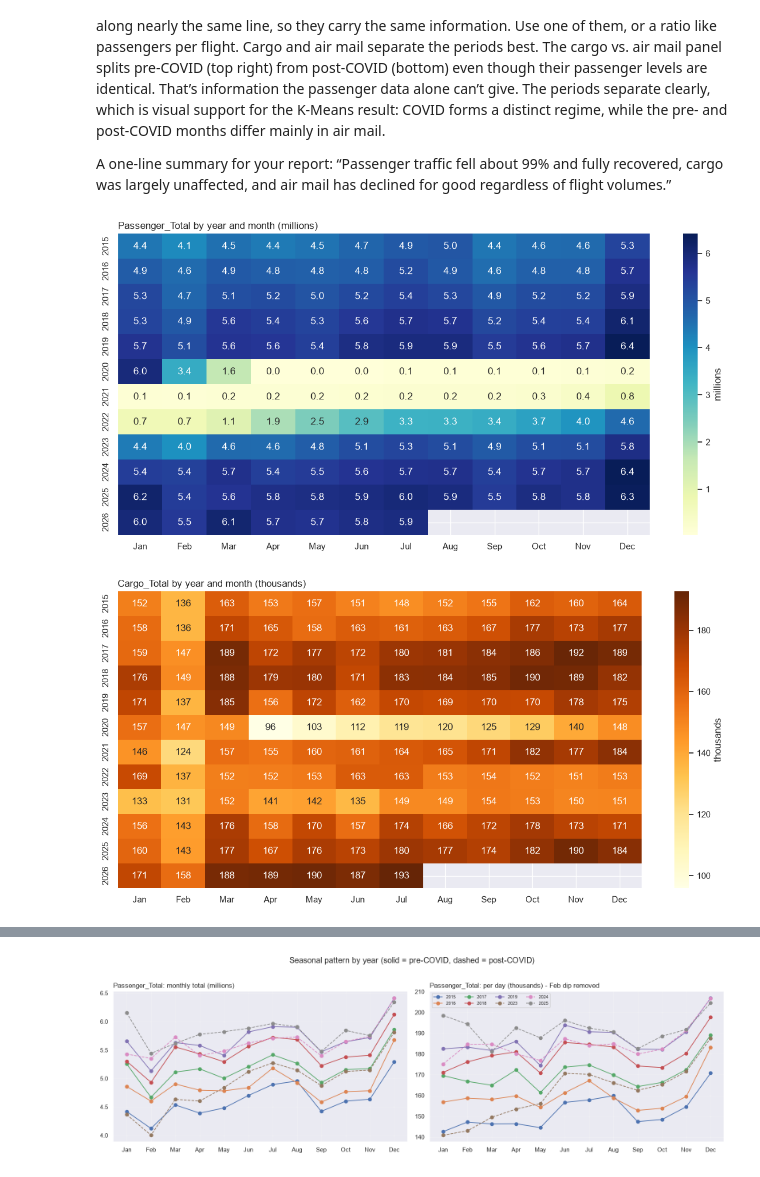
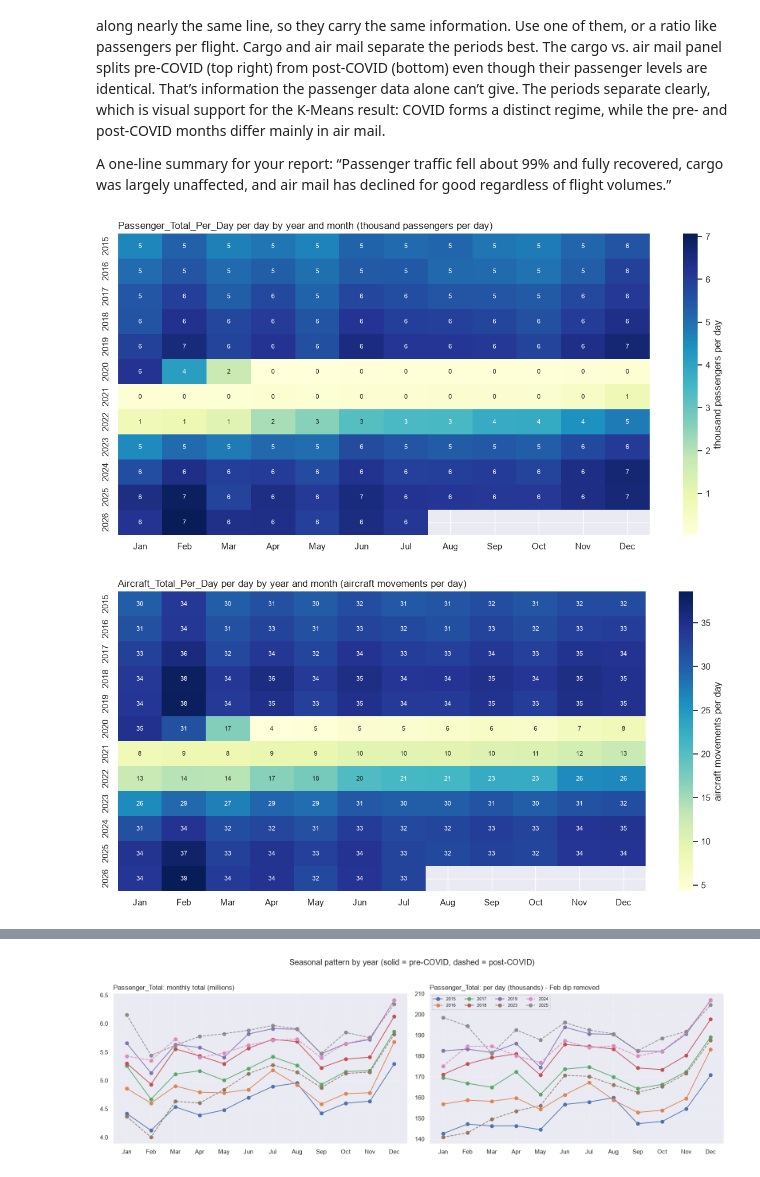
Before and after one commit to angh0059/KM6312group8, a Jupyter notebook: km6312project.ipynb, the cells around one changed output, grey strips where cells are left out. Cells and saved outputs as stored; diff of their text form; code cells hidden in the pictures.

```diff
--- a/km6312project.ipynb
+++ b/km6312project.ipynb
@@ -207,0 +246,20 @@ plt.show()
+# %%
+#Visualisation by day
+plt.figure(figsize=(10, 6))
+sns.set_theme(style="darkgrid")
+
+# Line plot dividing traffic trends by year
+sns.lineplot(
+    data=df,
+    x='month_dummy',
+    y='Passenger_Total_Per_Day',
+    hue='Year',        # Separate line for each year
+    marker='o',        # Add dots to monthly points
+    palette='tab10'
+)
+
+plt.title('Passenger Traffic Trends by Month & Year', fontsize=14, fontweight='bold')
+plt.xlabel('Month')
+plt.ylabel('Total Passengers per day')
+plt.xticks(ticks=range(1, 13), labels=['Jan', 'Feb', 'Mar', 'Apr', 'May', 'Jun', 'Jul', 'Aug', 'Sep', 'Oct', 'Nov', 'Dec'])
+plt.show()
@@ -349,39 +415,59 @@ The periods separate clearly, which is visual support for the K-Means result: CO
 
 A one-line summary for your report: “Passenger traffic fell about 99% and fully recovered, cargo was largely unaffected, and air mail has declined for good regardless of flight volumes.”
 # %%
-#Year × month heatmap for passenger
+#Year × month heatmap for passenger per day
 MONTHS = ["Jan","Feb","Mar","Apr","May","Jun","Jul","Aug","Sep","Oct","Nov","Dec"]
 
-col = "Passenger_Total"       # try "Cargo_Total" or "Aircraft_Total" too
+col = "Passenger_Total_Per_Day"      # or "Aircraft_Total", "Cargo_Total"
+
+# divisor, number format, unit label for per-day values
+units = {
+    "Passenger_Total_Per_Day": (1e3, ".0f",  "thousand passengers per day"),
+    "Aircraft_Total_Per_Day":  (1,   ",.0f", "aircraft movements per day"),
+    "Cargo_Total_Per_Day":     (1,   ",.0f", "cargo per day"),
+}
+div, fmt, label = units[col]
+
 hm = d[[col]].copy()
+hm["per_day"] = hm[col] / hm.index.days_in_month
 hm["Year"], hm["Mon"] = hm.index.year, hm.index.strftime("%b")
-table = hm.pivot(index="Year", columns="Mon", values=col)[MONTHS]
+table = hm.pivot(index="Year", columns="Mon", values="per_day")[MONTHS]
 
 plt.figure(figsize=(12, 6))
-sns.heatmap(table / 1e6, annot=True, fmt=".1f", cmap="YlGnBu",
-            cbar_kws={"label": "millions"})
-plt.title(f"{col} by year and month (millions)", loc="left")
+sns.heatmap(table / div, annot=True, fmt=fmt, cmap="YlGnBu",
+            annot_kws={"size": 8}, cbar_kws={"label": label})
+plt.title(f"{col} per day by year and month ({label})", loc="left")
 plt.xlabel(""); plt.ylabel("")
 plt.tight_layout()
 plt.show()
 # %% [output]
-[figure, old version]
+[figure, new version]
 # %%
 #Year × month heatmap for cargo
 
-col = "Cargo_Total"
+col = "Aircraft_Total_Per_Day"
+
+# divisor, number format, unit label for per-day values
+units = {
+    "Passenger_Total_Per_Day": (1e3, ".0f",  "thousand passengers per day"),
+    "Aircraft_Total_Per_Day":  (1,   ",.0f", "aircraft movements per day"),
+    "Cargo_Total_Per_Day":     (1,   ",.0f", "cargo per day"),
+}
+div, fmt, label = units[col]
+
 hm = d[[col]].copy()
+hm["per_day"] = hm[col] / hm.index.days_in_month
 hm["Year"], hm["Mon"] = hm.index.year, hm.index.strftime("%b")
-table = hm.pivot(index="Year", columns="Mon", values=col)[MONTHS]
+table = hm.pivot(index="Year", columns="Mon", values="per_day")[MONTHS]
 
 plt.figure(figsize=(12, 6))
-sns.heatmap(table / 1e3, annot=True, fmt=".0f", cmap="YlOrBr",
-            cbar_kws={"label": "thousands"})
-plt.title("Cargo_Total by year and month (thousands)", loc="left")
+sns.heatmap(table / div, annot=True, fmt=fmt, cmap="YlGnBu",
+            annot_kws={"size": 8}, cbar_kws={"label": label})
+plt.title(f"{col} per day by year and month ({label})", loc="left")
 plt.xlabel(""); plt.ylabel("")
 plt.tight_layout()
 plt.show()
 # %% [output]
-[figure, old version]
+[figure, new version]
 # %%
 #Year × month heatmap for aircraft
```
Also changed, not shown: parts of 20 cells of this notebook, 3 other files.
